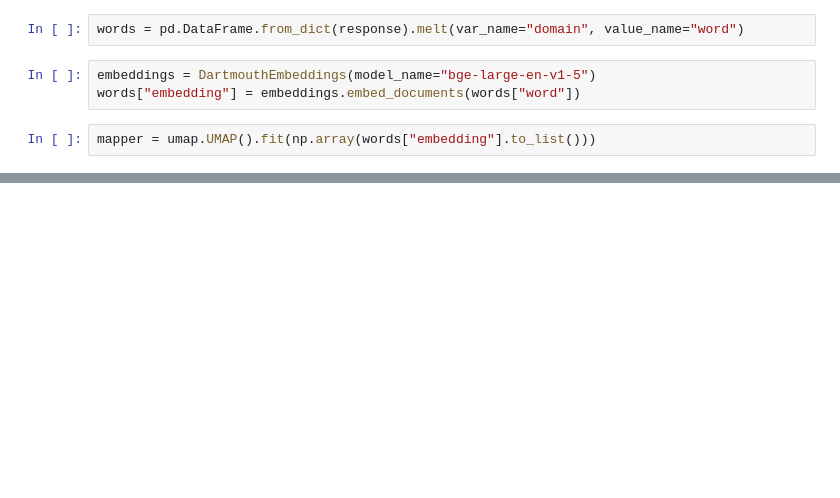
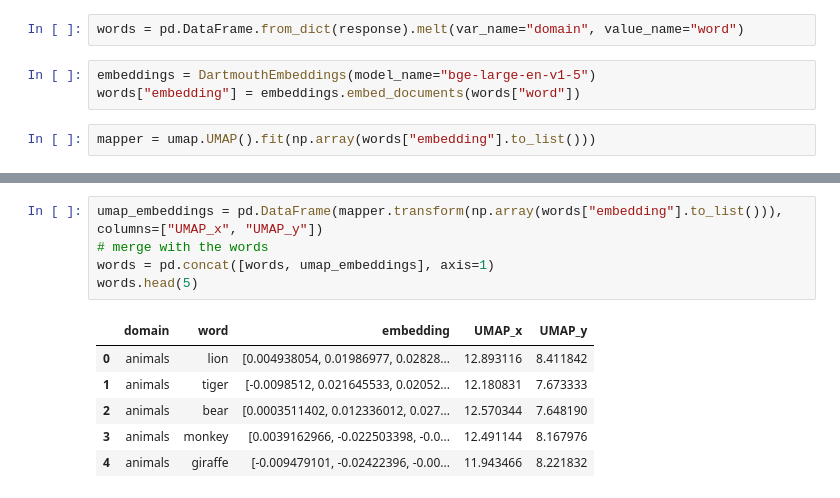
Before and after one commit to dartmouth/langchain-dartmouth-cookbook, a Jupyter notebook: langchain_dartmouth_cookbook/10-embeddings.ipynb, the cells around one changed output, grey strips where cells are left out. Cells and saved outputs as stored; diff of their text form; blank space fills up the shorter version.

```diff
--- a/langchain_dartmouth_cookbook/10-embeddings.ipynb
+++ b/langchain_dartmouth_cookbook/10-embeddings.ipynb
@@ -54,0 +71,12 @@ BokehDeprecationWarning: 'circle() method with size value' was deprecated in Bok
+# %%
+umap_embeddings = pd.DataFrame(mapper.transform(np.array(words["embedding"].to_list())), columns=["UMAP_x", "UMAP_y"])
+# merge with the words
+words = pd.concat([words, umap_embeddings], axis=1)
+words.head(5)
+# %% [output]
+|  | domain | word | embedding | UMAP_x | UMAP_y |
+| 0 | animals | lion | [0.004938054, 0.01986977, 0.02828... | 12.893116 | 8.411842 |
+| 1 | animals | tiger | [-0.0098512, 0.021645533, 0.02052... | 12.180831 | 7.673333 |
+| 2 | animals | bear | [0.0003511402, 0.012336012, 0.027... | 12.570344 | 7.648190 |
+| 3 | animals | monkey | [0.0039162966, -0.022503398, -0.0... | 12.491144 | 8.167976 |
+| 4 | animals | giraffe | [-0.009479101, -0.02422396, -0.00... | 11.943466 | 8.221832 |
```
Also changed, not shown: parts of 23 cells of this notebook.
